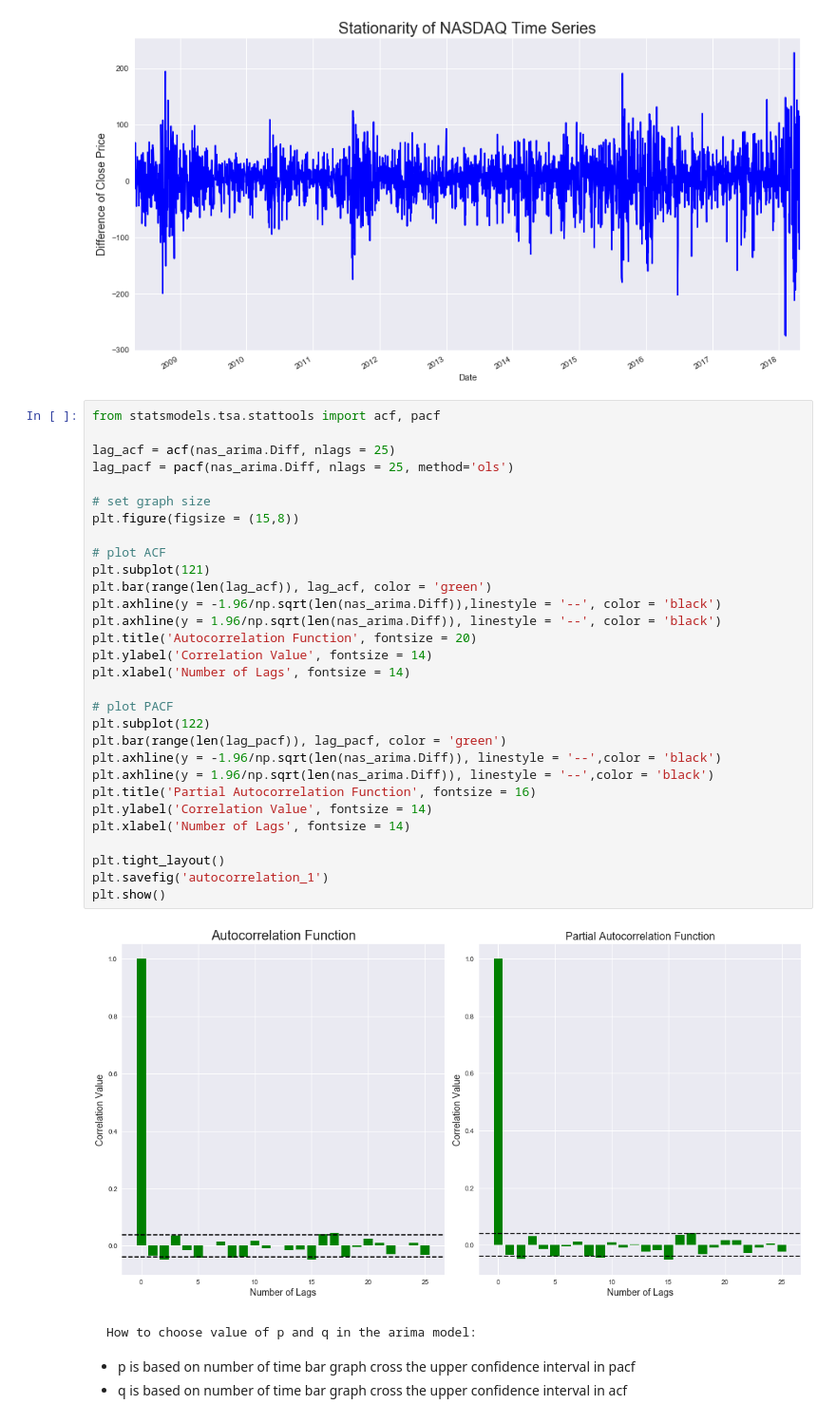
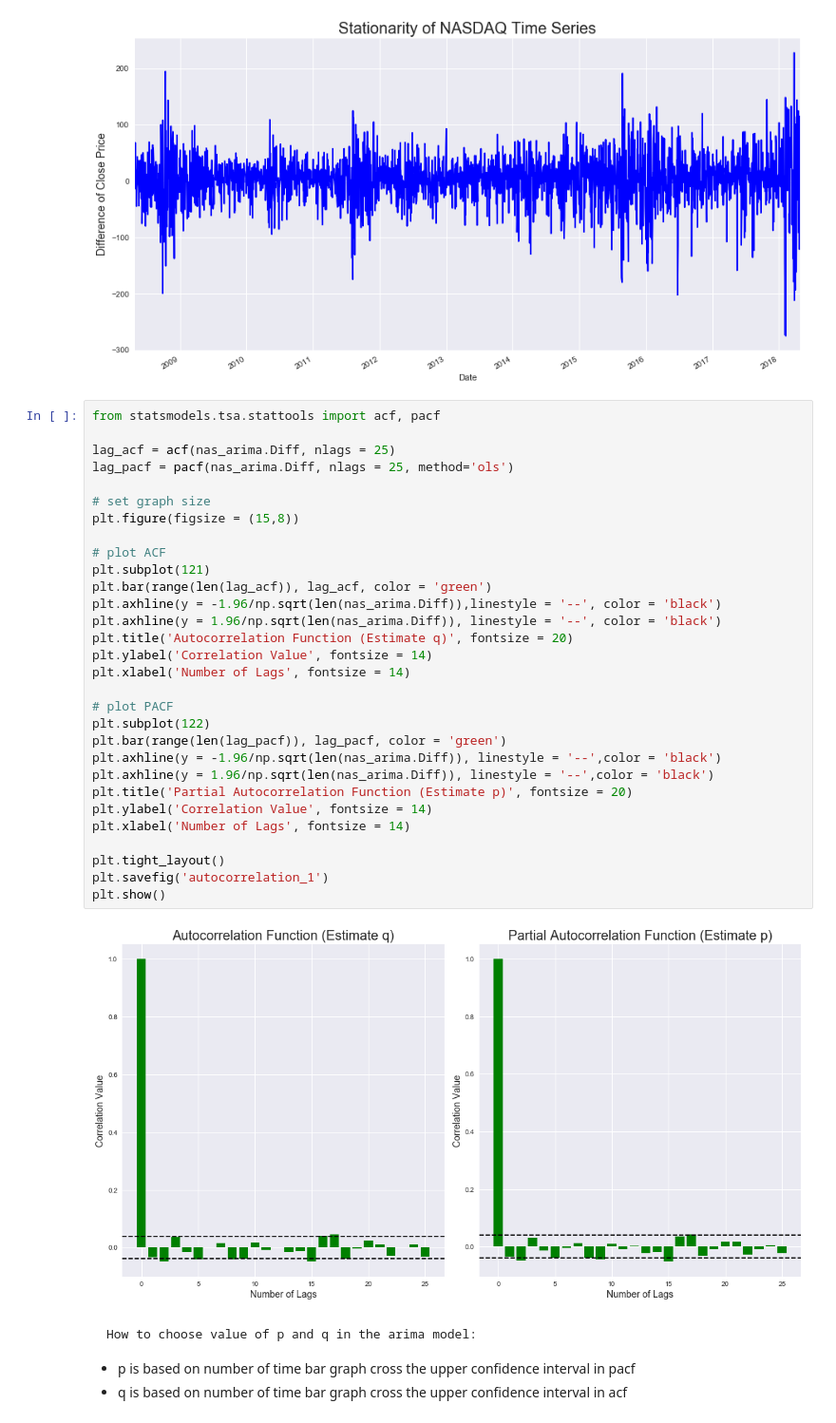
Before and after one commit to Mike1014/Black-Scholes-Model-on-Stock-Market-using-Time-Series, a Jupyter notebook: Final Capstone.ipynb, the cells around one changed output. Shown at 95% size. Drawn from its saved outputs; the diff is of its cells as text.

```diff
--- a/Final Capstone.ipynb
+++ b/Final Capstone.ipynb
@@ -647,35 +647,35 @@ plt.show()
 # %%
 from statsmodels.tsa.stattools import acf, pacf
 
 lag_acf = acf(nas_arima.Diff, nlags = 25)
 lag_pacf = pacf(nas_arima.Diff, nlags = 25, method='ols')
 
 # set graph size
 plt.figure(figsize = (15,8))
 
 # plot ACF
 plt.subplot(121)
 plt.bar(range(len(lag_acf)), lag_acf, color = 'green')
 plt.axhline(y = -1.96/np.sqrt(len(nas_arima.Diff)),linestyle = '--', color = 'black')
 plt.axhline(y = 1.96/np.sqrt(len(nas_arima.Diff)), linestyle = '--', color = 'black')
-plt.title('Autocorrelation Function', fontsize = 20)
+plt.title('Autocorrelation Function (Estimate q)', fontsize = 20)
 plt.ylabel('Correlation Value', fontsize = 14)
 plt.xlabel('Number of Lags', fontsize = 14)
 
 # plot PACF
 plt.subplot(122)
 plt.bar(range(len(lag_pacf)), lag_pacf, color = 'green')
 plt.axhline(y = -1.96/np.sqrt(len(nas_arima.Diff)), linestyle = '--',color = 'black')
 plt.axhline(y = 1.96/np.sqrt(len(nas_arima.Diff)), linestyle = '--',color = 'black')
-plt.title('Partial Autocorrelation Function', fontsize = 16)
+plt.title('Partial Autocorrelation Function (Estimate p)', fontsize = 20)
 plt.ylabel('Correlation Value', fontsize = 14)
 plt.xlabel('Number of Lags', fontsize = 14)
 
 plt.tight_layout()
 plt.savefig('autocorrelation_1')
 plt.show()
 # %% [output]
-[figure, old version]
+[figure, new version]
 # %% [markdown]
     How to choose value of p and q in the arima model:
 
```
